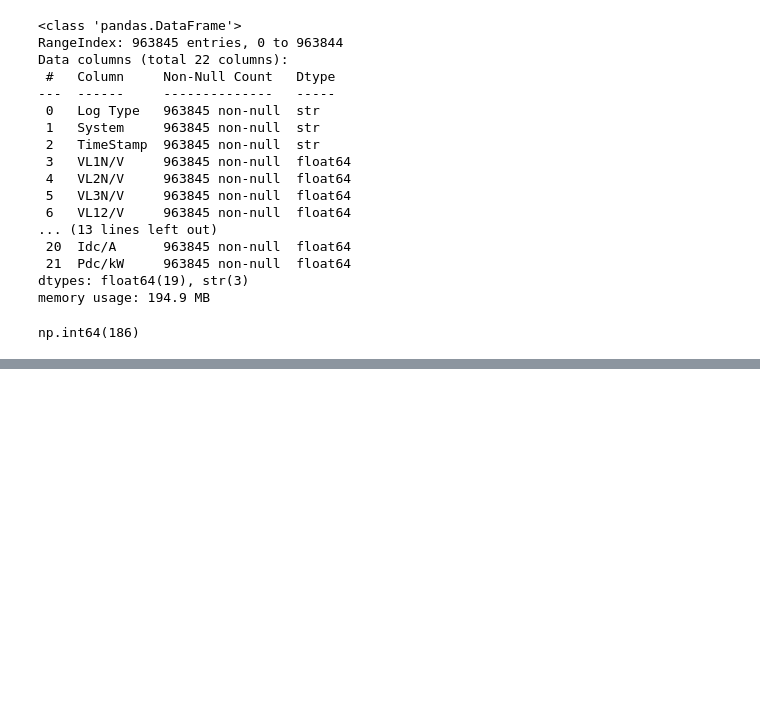
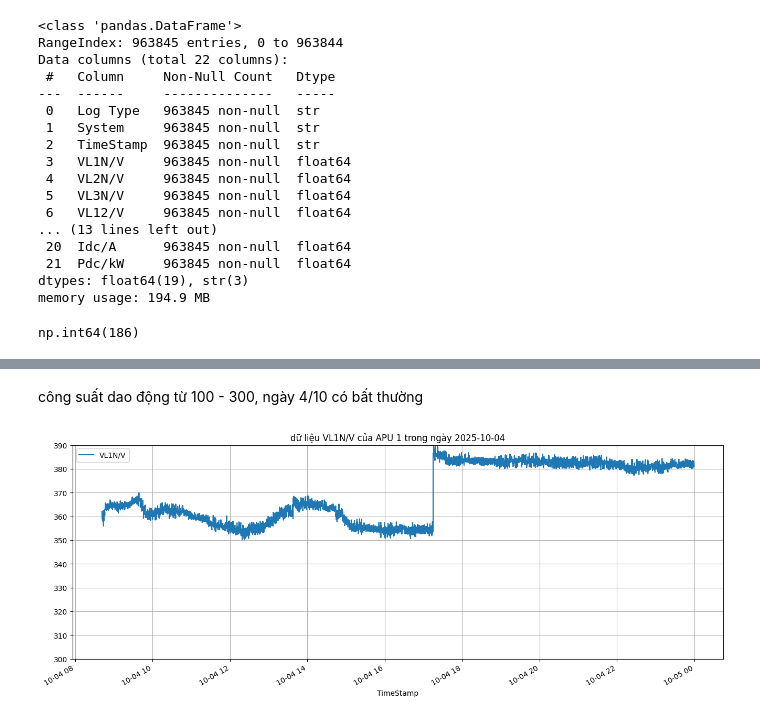
Before and after one commit to nguyenquynhanh10267-debug/PV, a Jupyter notebook: APU_Stat_10/apu1.ipynb, the cells around one changed output, grey strips where cells are left out. Drawn from its saved outputs; the diff is of its cells as text; code cells hidden in the pictures; blank space fills up the shorter version.

```diff
--- a/APU_Stat_10/apu1.ipynb
+++ b/APU_Stat_10/apu1.ipynb
@@ -40,0 +95,18 @@ np.int64(186)
+# %% [markdown]
+công suất dao động từ 100 - 300, ngày 4/10 có bất thường
+# %%
+stats_s0410 = stats_apu1[stats_apu1['TimeStamp'].str.startswith('2025-10-04')]
+s0410 = stats_s0410.copy()
+# 1. Đảm bảo cột Time Stamp là kiểu datetime và đặt làm Index
+s0410['TimeStamp'] = pd.to_datetime(s0410['TimeStamp'])
+s0410.set_index('TimeStamp', inplace=True)
+
+# 2. Sau đó mới chạy lại lệnh vẽ biểu đồ
+cols_to_plot = ['VL1N/V']
+s0410[cols_to_plot].plot(subplots=True, figsize=(16, 6), grid=True)
+#plt.ylim(bottom=0)
+plt.title("dữ liệu VL1N/V của APU 1 trong ngày 2025-10-04")
+plt.ylim(300,390)
+plt.show()
+# %% [output]
+[figure, added]
```
Also changed, not shown: parts of 15 cells of this notebook, 6 other files.
